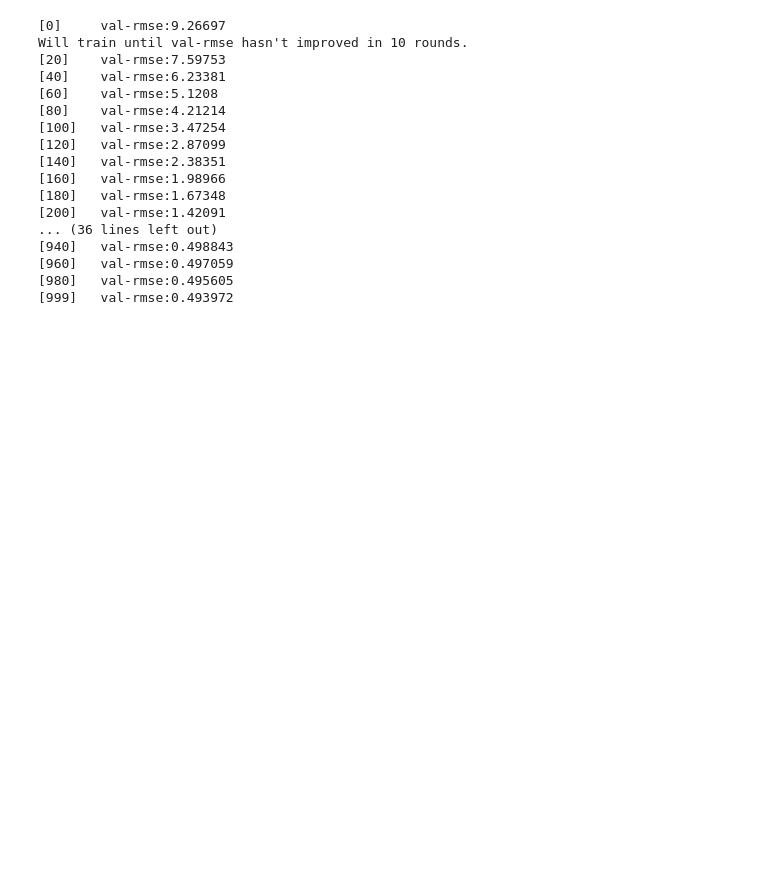
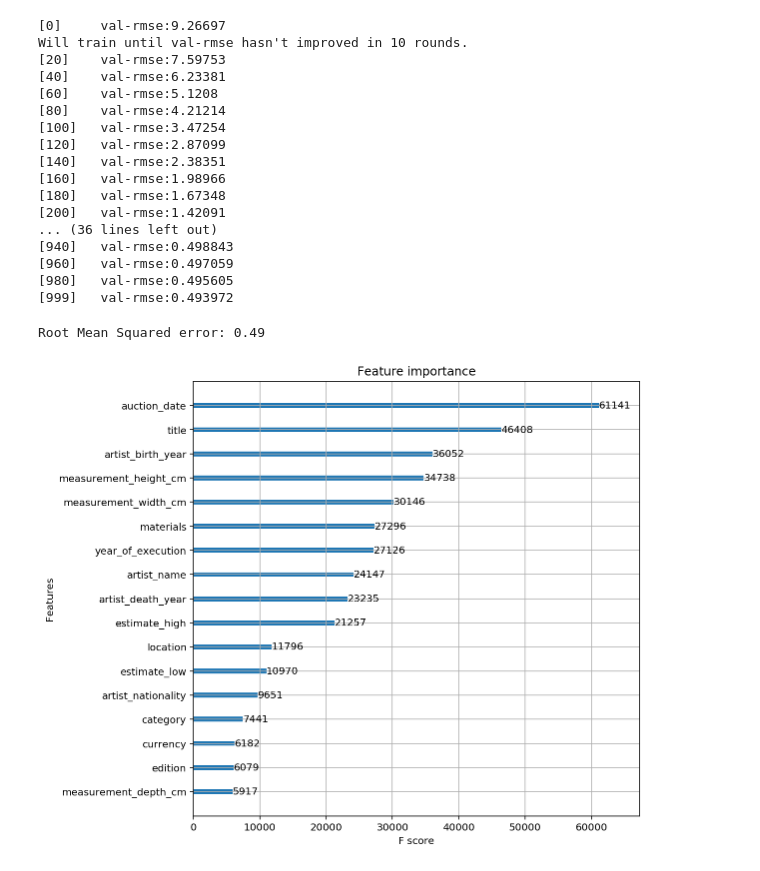
Before and after one commit to choutinezhou/Arthena, a Jupyter notebook: data_science_problem_choutineZhou.ipynb, the cells around one changed output. Saved outputs shown, nothing was run; the diff lists cells and outputs as text; code cells hidden in the pictures; blank space fills up the shorter version.

Commit message:
visualize the feature importance

```diff
--- a/data_science_problem_choutineZhou.ipynb
+++ b/data_science_problem_choutineZhou.ipynb
@@ -325,3 +325,21 @@ full_model = xgb.train(xgb_params,
                        dtrain,
                        num_boost_round=sub_model.best_iteration,
                        verbose_eval=20)
+# %%
+#
+xgb_pred = full_model.predict(dtest)
+errorScore=np.sqrt(((xgb_pred - y_test) ** 2).mean())
+print("Root Mean Squared error: %.2f"
+      % errorScore)
+# %% [output]
+Root Mean Squared error: 0.49
+# %%
+# plot feature importance
+fig, ax = plt.subplots(figsize=(8, 8))
+xgb.plot_importance(sub_model,ax=ax)
+plt.rcParams.update({'font.size': 10})
+plt.rc('xtick', labelsize=10)    # fontsize of the tick labels
+plt.rc('ytick', labelsize=10)    # fontsize of the tick labels
+plt.rc('figure', titlesize=10)  # fontsize of the figure title
+# %% [output]
+[figure, added]
```
